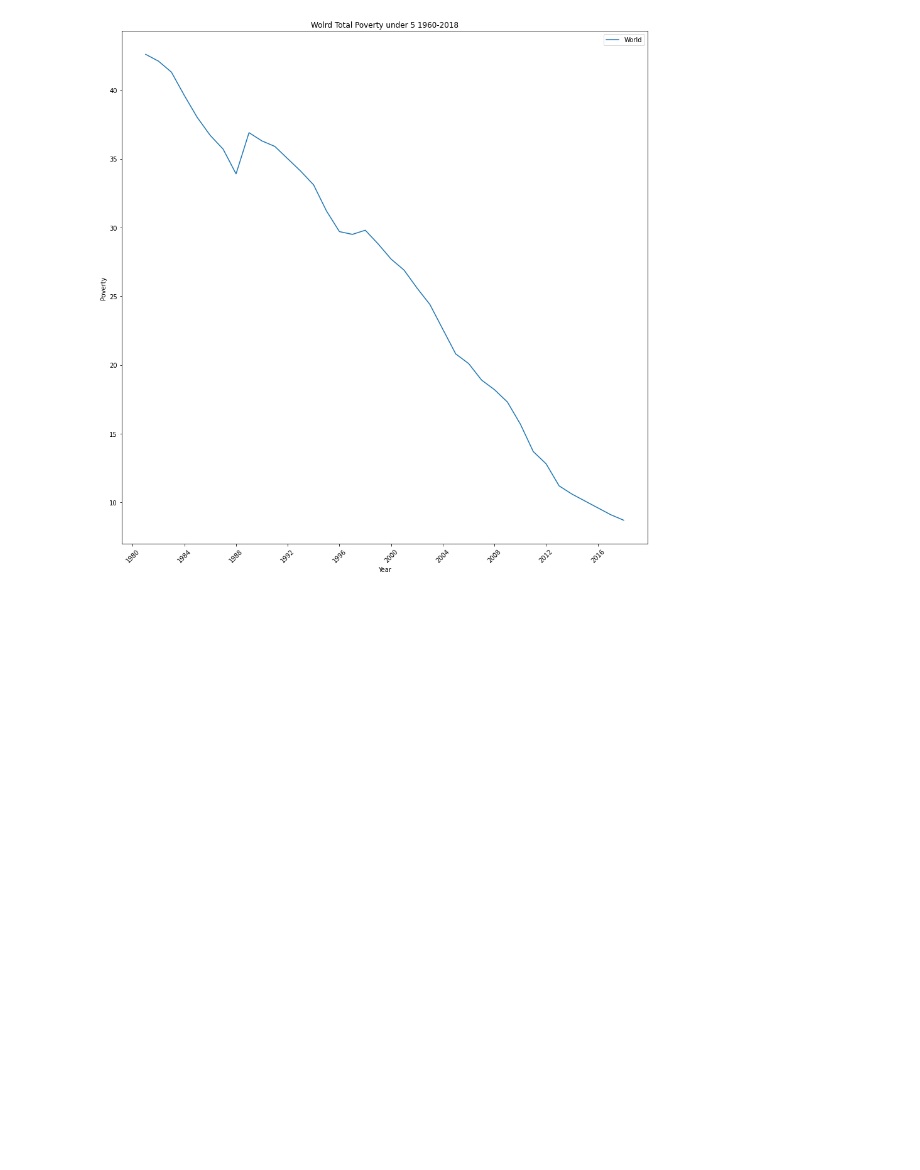
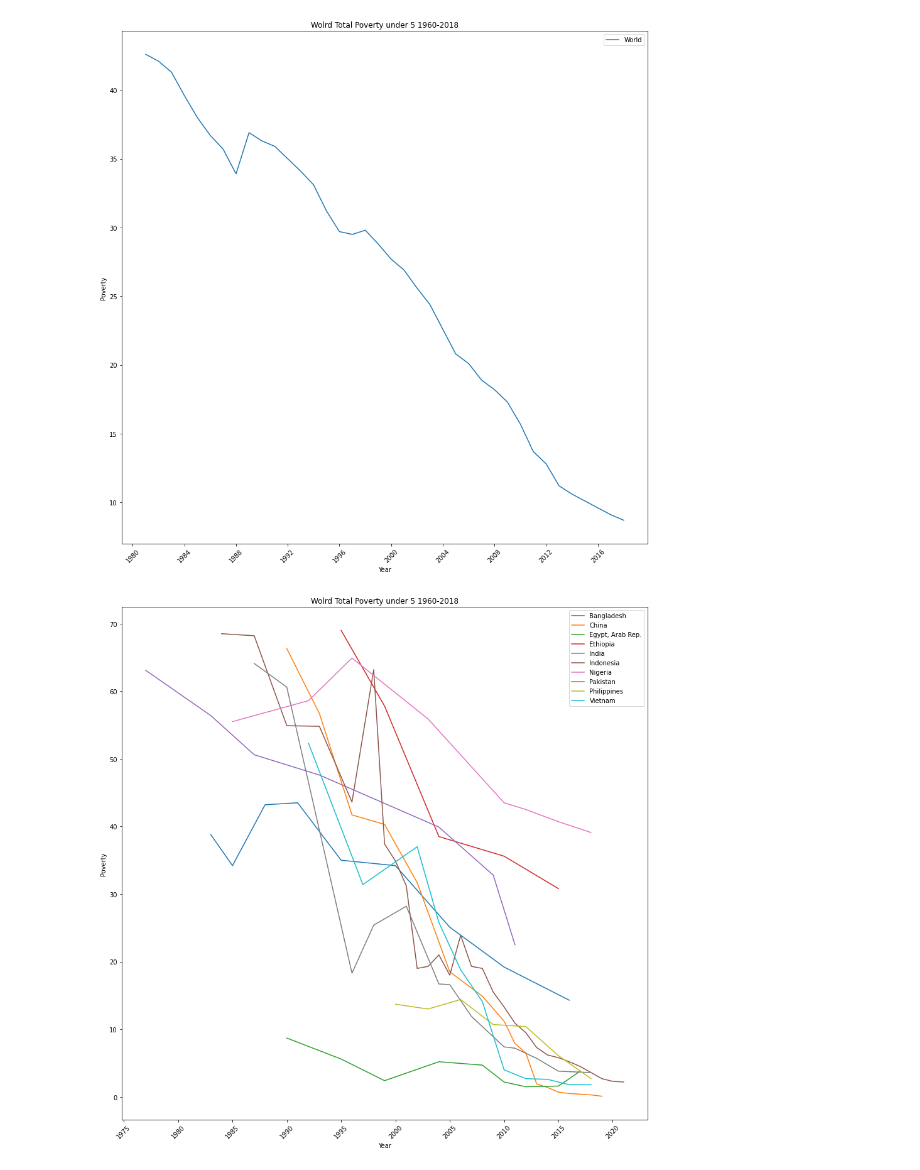
Before and after one commit to chabazite/Agriculture_Analysis_App, a Jupyter notebook: notebooks/3.0_ASI_Exploratory_Data_Analysis.ipynb, the cells around one changed output. Saved outputs shown, nothing was run; the diff lists cells and outputs as text; code cells hidden in the pictures; blank space fills up the shorter version.

```diff
--- a/notebooks/3.0_ASI_Exploratory_Data_Analysis.ipynb
+++ b/notebooks/3.0_ASI_Exploratory_Data_Analysis.ipynb
@@ -488,3 +488,16 @@ plt.ylabel('Poverty')
 plt.show()
 # %% [output]
 [figure]
+# %%
+fig, axs = plt.subplots(figsize=(15, 15))
+
+sns.lineplot(ax = axs, data=top_10_rural_pop_df, x='date', y='Poverty_under1_90_per_day', hue='country',sort=False)
+# label the plot
+plt.title('Wolrd Total Poverty under 5 1960-2018')
+plt.legend()
+plt.xlabel('Year')
+plt.xticks(rotation=45)
+plt.ylabel('Poverty')
+plt.show()
+# %% [output]
+[figure, added]
```
